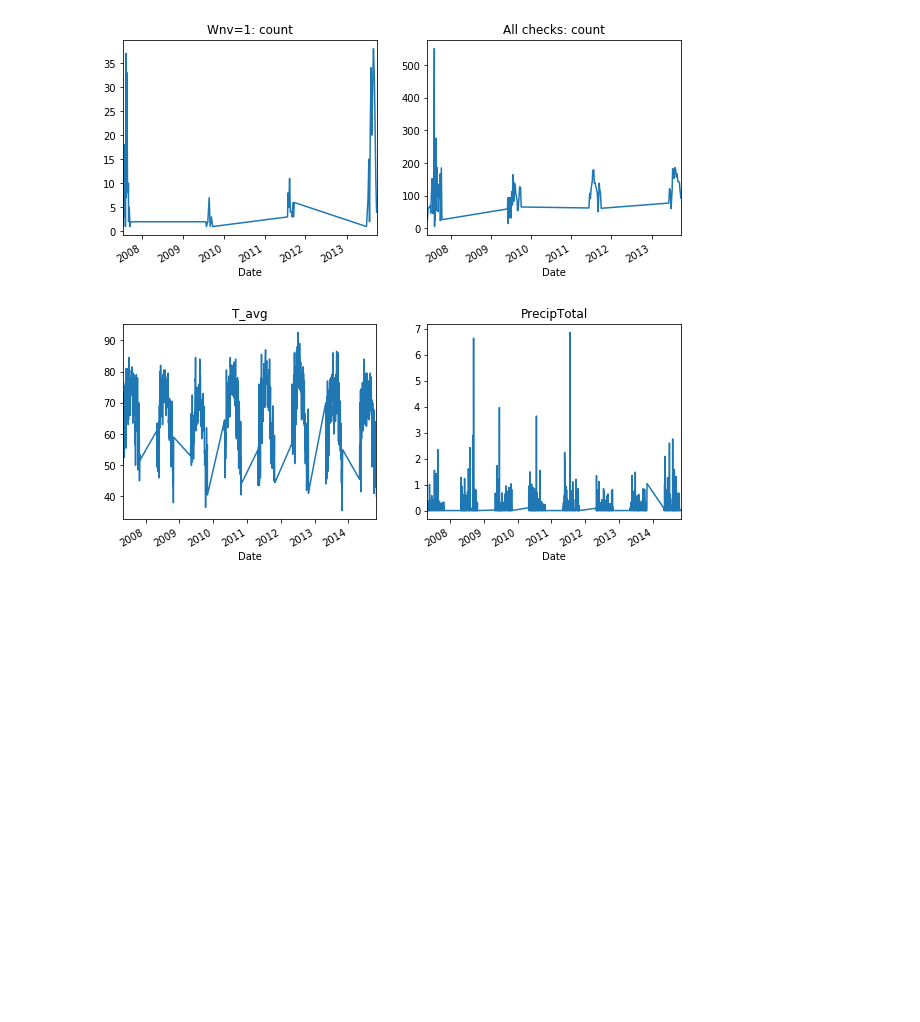
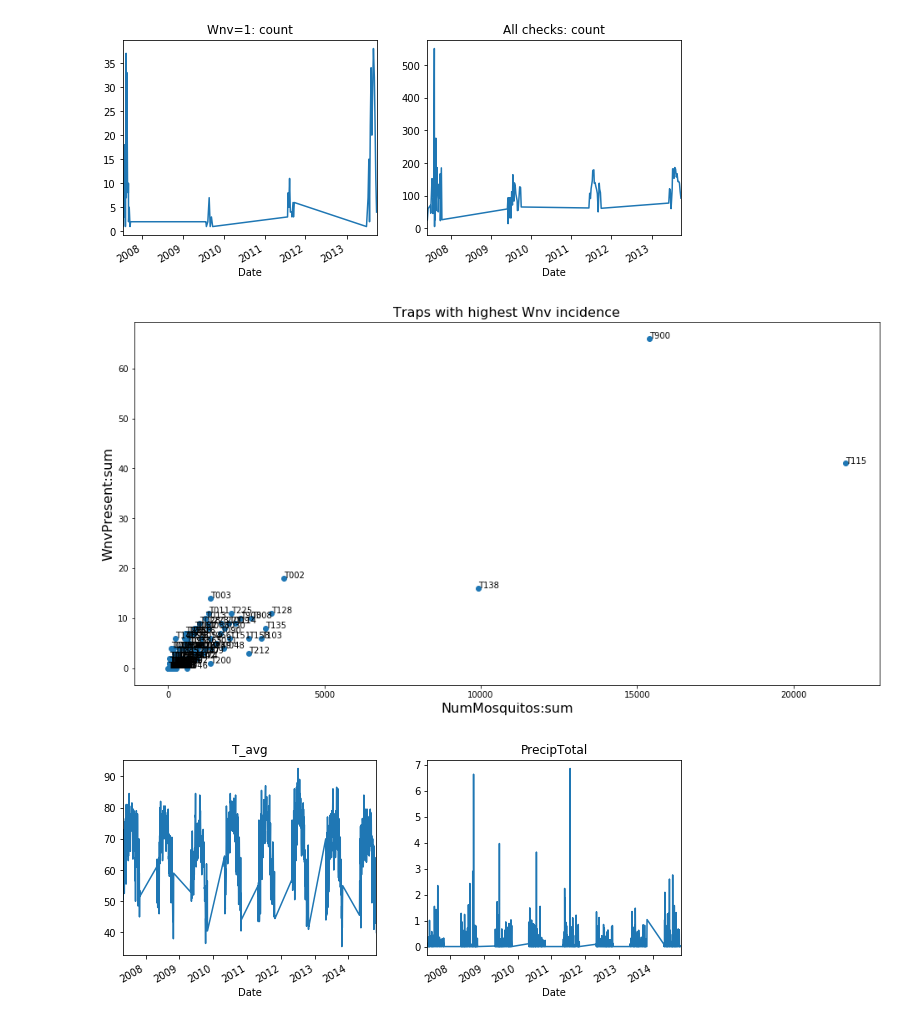
Before and after one commit to a3o1m2/DSI11-lessons, a Jupyter notebook: projects/project-capstone/part-03/capstone_west_nile.ipynb, the cells around one changed output. Cells and saved outputs as stored; diff of their text form; code cells hidden in the pictures; blank space fills up the shorter version.

```diff
--- a/projects/project-capstone/part-03/capstone_west_nile.ipynb
+++ b/projects/project-capstone/part-03/capstone_west_nile.ipynb
@@ -130,6 +122,24 @@ train['WnvPresent'].groupby('Date').count().plot(ax=ax[1], title='All checks: co
     # Did weather mean there were more mosquitos and therefore more WNV in 2007 and 2013 vs. other times?
 # %% [output]
 [figure]
+# %%
+# Which Traps had the highest incidence of Wnv and NumMosquitos?
+
+train_grp = train.groupby('Trap').agg({'WnvPresent':'sum',
+                                       'NumMosquitos': 'sum'}).sort_values('WnvPresent', ascending=False)
+
+fig, ax = plt.subplots(figsize=(16,8))
+plt.scatter(train_grp['NumMosquitos'], train_grp['WnvPresent']);
+for i, xi in enumerate(train_grp.index):
+    ax.annotate(xi, (train_grp.iloc[i,1], train_grp.iloc[i,0]))
+ax.set_xlabel('NumMosquitos:sum', fontsize=16)
+ax.set_ylabel('WnvPresent:sum', fontsize=16)
+ax.set_title('Traps with highest Wnv incidence', fontsize=16)
+plt.show();
+
+# it seems there were a handful of Traps that had the highest WnvPresent and NumMosquitos
+# %% [output]
+[figure, added]
 # %%
 fig, ax = plt.subplots(ncols=2, figsize=(10,4))
 pd.to_numeric(weather[(weather['Station']==1)].Tavg).plot(ax=ax[0], title='T_avg')
```
Also changed, not shown: parts of 16 cells of this notebook, 11 other files.
